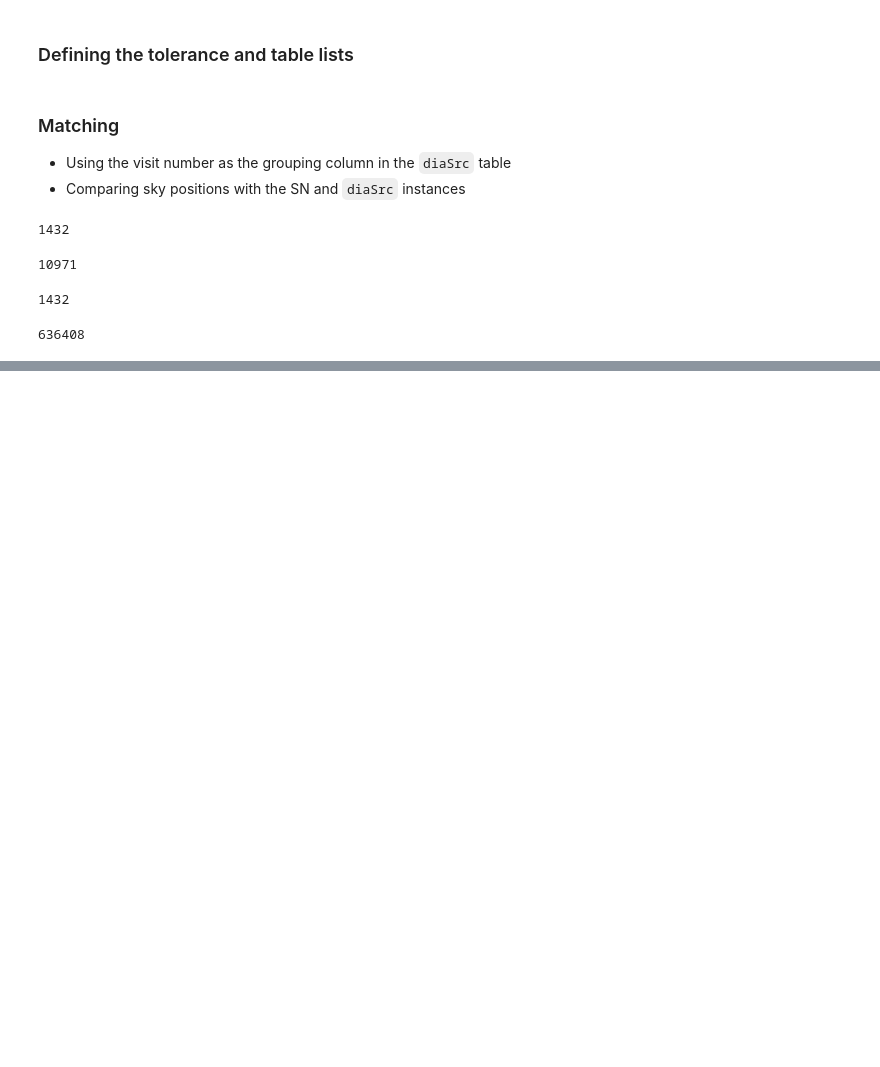
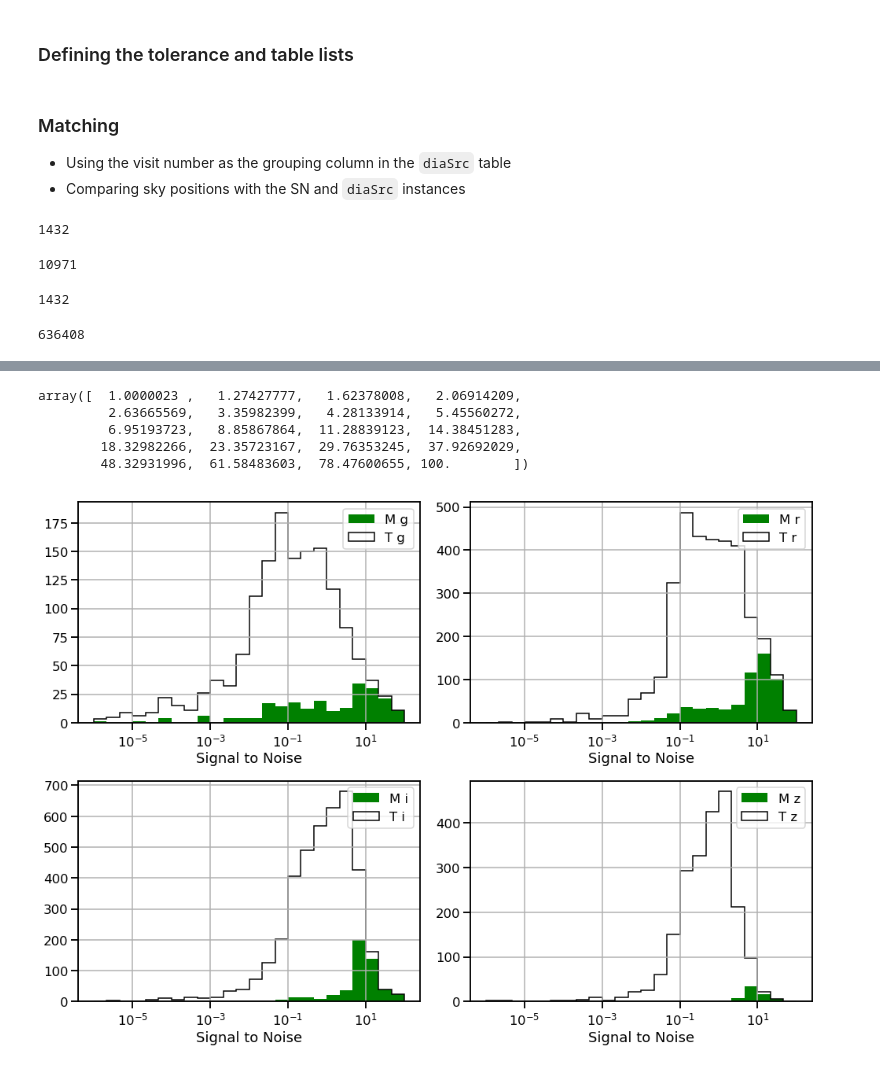
Before and after one commit to BrunoSanchez/run2_diaproc, a Jupyter notebook: notebooks/recall_plot.ipynb, the cells around one changed output, grey strips where cells are left out. Saved outputs shown, nothing was run; the diff lists cells and outputs as text; code cells hidden in the pictures; blank space fills up the shorter version.

Commit message:
efficiency estimation plots

```diff
--- a/notebooks/recall_plot.ipynb
+++ b/notebooks/recall_plot.ipynb
@@ -217,0 +219,30 @@ plt.savefig('graphs/Recall.png')
+# %%
+bins
+# %% [output]
+array([  1.0000023 ,   1.27427777,   1.62378008,   2.06914209,
+         2.63665569,   3.35982399,   4.28133914,   5.45560272,
+         6.95193723,   8.85867864,  11.28839123,  14.38451283,
+        18.32982266,  23.35723167,  29.76353245,  37.92692029,
+        48.32931996,  61.58483603,  78.47600655, 100.        ])
+# %%
+bandpasses = ('g', 'r', 'i', 'z')
+bins=np.logspace(-6, 2, num=25)
+cum = False
+fig, axes = plt.subplots(figsize=(14, 10), nrows=2, ncols=2)
+
+for ax, band in zip(axes.flatten(), bandpasses):
+    subtab = matched_lcs.loc[matched_lcs['filter']==band]
+
+    ax.hist(subtab[subtab.matched].flux/subtab[subtab.matched].fluxErr, histtype='stepfilled', lw=0.5,
+            bins=bins, color='green', label=f'M {band}', alpha=1., cumulative=cum)
+    ax.hist(subtab.flux/subtab.fluxErr, histtype='step', lw=1.5, color='k', bins=bins,
+            label=f'T {band}', cumulative=cum)
+
+    ax.set_xlabel('Signal to Noise')
+    ax.legend(loc='upper right')
+    ax.set_xscale('log')
+    #ax.xaxis.set_major_formatter(ScalarFormatter(useOffset=False))
+    ax.grid()
+plt.tight_layout()
+# %% [output]
+[figure, added]
```
Also changed, not shown: parts of 6 cells of this notebook.
